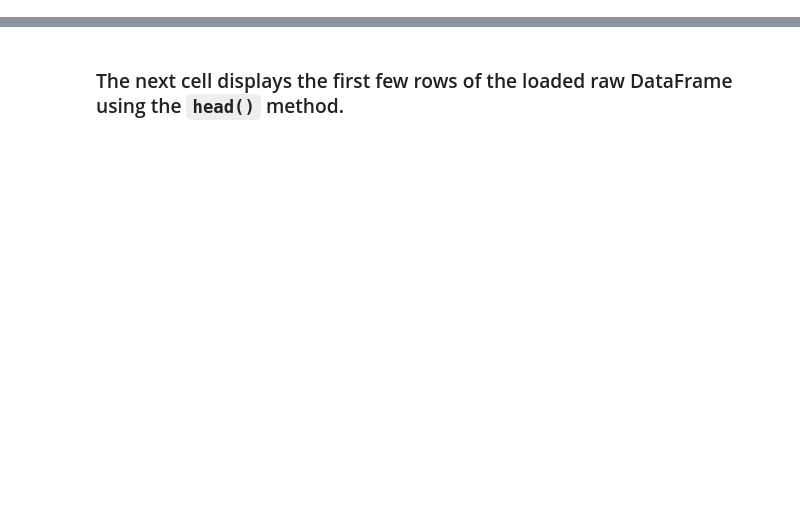
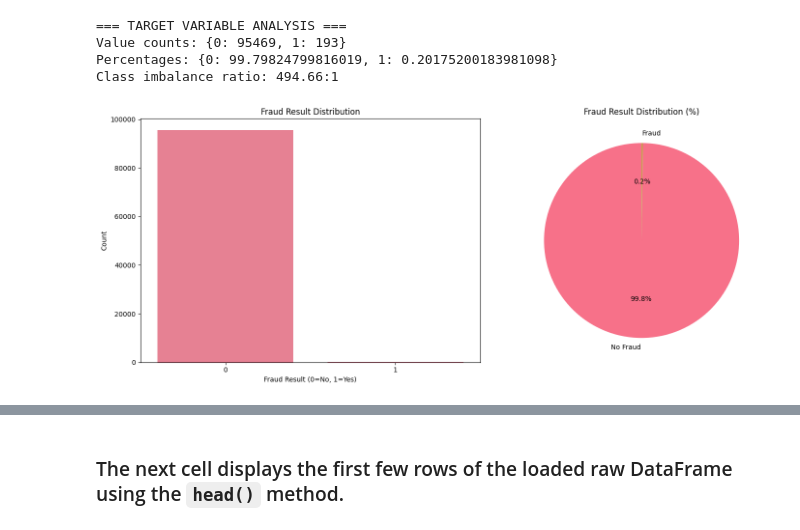
Before and after one commit to wondifraw/Credit-Risk-Probability-Model, a Jupyter notebook: notebooks/1.0-eda.ipynb, the cells around one changed output, grey strips where cells are left out. Drawn from its saved outputs; the diff is of its cells as text; code cells hidden in the pictures; blank space fills up the shorter version.

```diff
--- a/notebooks/1.0-eda.ipynb
+++ b/notebooks/1.0-eda.ipynb
@@ -28,0 +24,2 @@ Data loaded successfully!
+# %%
+eda = CreditRiskEDA(data_path='../data/raw/data.csv', target_col='FraudResult')
@@ -28,0 +31,2 @@ Data loaded successfully!
+# %%
+df = eda.load_data(use_preprocessing=True)
@@ -28,0 +66,8 @@ Data loaded successfully!
+# %%
+target_stats = eda.analyze_target_variable(show_plots=True)
+# %% [output]
+=== TARGET VARIABLE ANALYSIS ===
+Value counts: {0: 95469, 1: 193}
+Percentages: {0: 99.79824799816019, 1: 0.20175200183981098}
+Class imbalance ratio: 494.66:1
+[figure, added]
```
Also changed, not shown: parts of 35 cells of this notebook.
